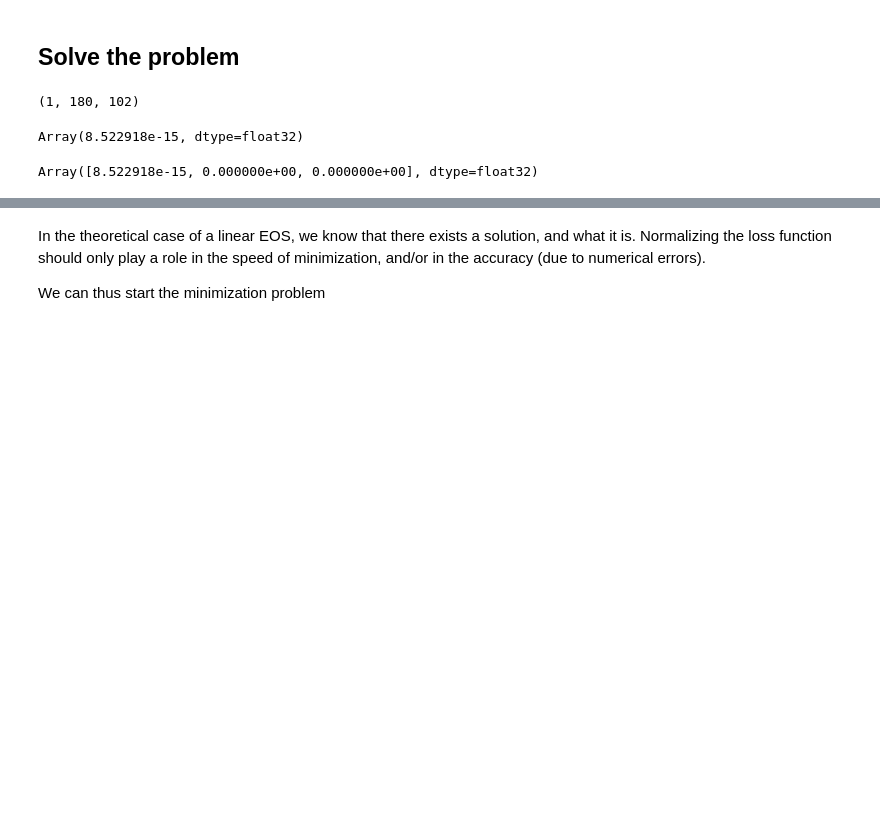
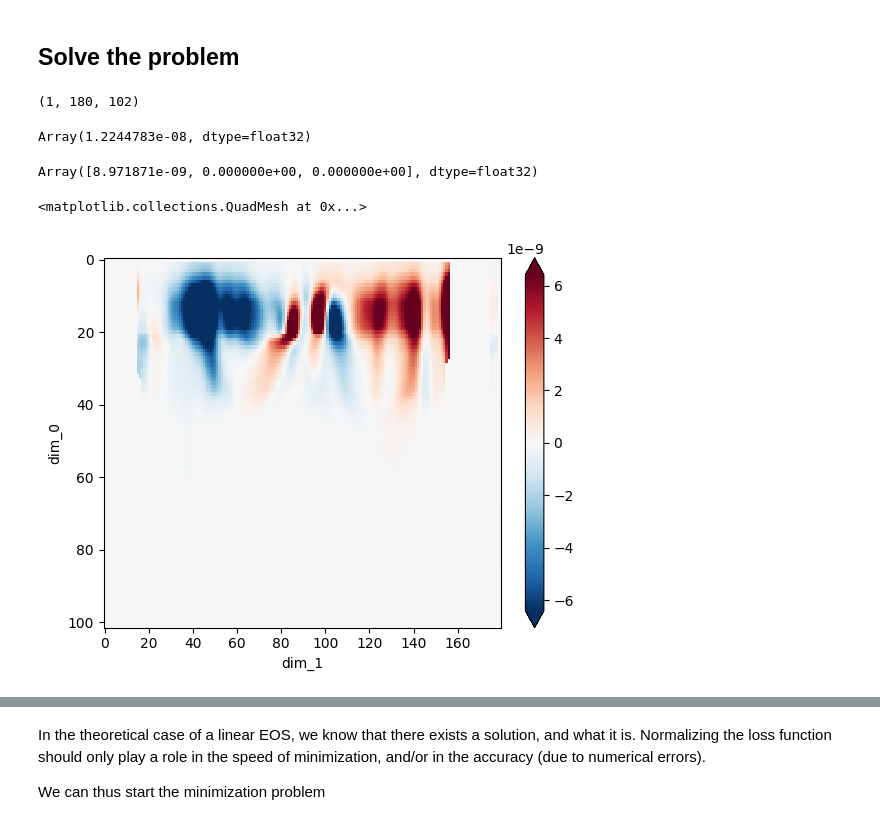
Before and after one commit to rcaneill/neutral-density, a Jupyter notebook: notebooks/proof_of_concept-linEOS.ipynb, the cells around one changed output, grey strips where cells are left out. Cells and saved outputs as stored; diff of their text form; code cells hidden in the pictures; blank space fills up the shorter version.

```diff
--- a/notebooks/proof_of_concept-linEOS.ipynb
+++ b/notebooks/proof_of_concept-linEOS.ipynb
@@ -90,4 +90,4 @@ dSA = nd.gradient_centered(jnp.array(ds.cf["sea_water_absolute_salinity"]), e1u,
 alpha = 2e-4
 beta = 0
 # %%
-A = (-alpha * dCT + beta * dSA) * mask_gradient
+A = 1026*(-alpha * dCT + beta * dSA) * mask_gradient
@@ -110,11 +114,21 @@ nd.loss(
     normalization=jnp.array([1e5, 1e5, 1])[:, jnp.newaxis, jnp.newaxis, jnp.newaxis]
 )
 # %% [output]
-Array(8.522918e-15, dtype=float32)
+Array(1.2244783e-08, dtype=float32)
 # %%
 nd.loss_components(
     gamma0, A, e1u, e2v, e3w, weight_per_point, mask_gradient,
     normalization=jnp.array([1e5, 1e5, 1])[:, jnp.newaxis, jnp.newaxis, jnp.newaxis]
 )
 # %% [output]
-Array([8.522918e-15, 0.000000e+00, 0.000000e+00], dtype=float32)
+Array([8.971871e-09, 0.000000e+00, 0.000000e+00], dtype=float32)
+# %%
+loss1_at_each_point = nd.loss1_at_each_point(
+    gamma0, A, e1u, e2v, e3w, weight_per_point, mask_gradient,
+    normalization=jnp.array([1, 1, 1])[:, jnp.newaxis, jnp.newaxis, jnp.newaxis]
+)
+# %%
+xr.DataArray(loss1_at_each_point[0,0].T).plot(yincrease=False, robust=True)
+# %% [output]
+<matplotlib.collections.QuadMesh at 0x...>
+[figure, added]
```
Also changed, not shown: parts of 32 cells of this notebook, 1 other file.
